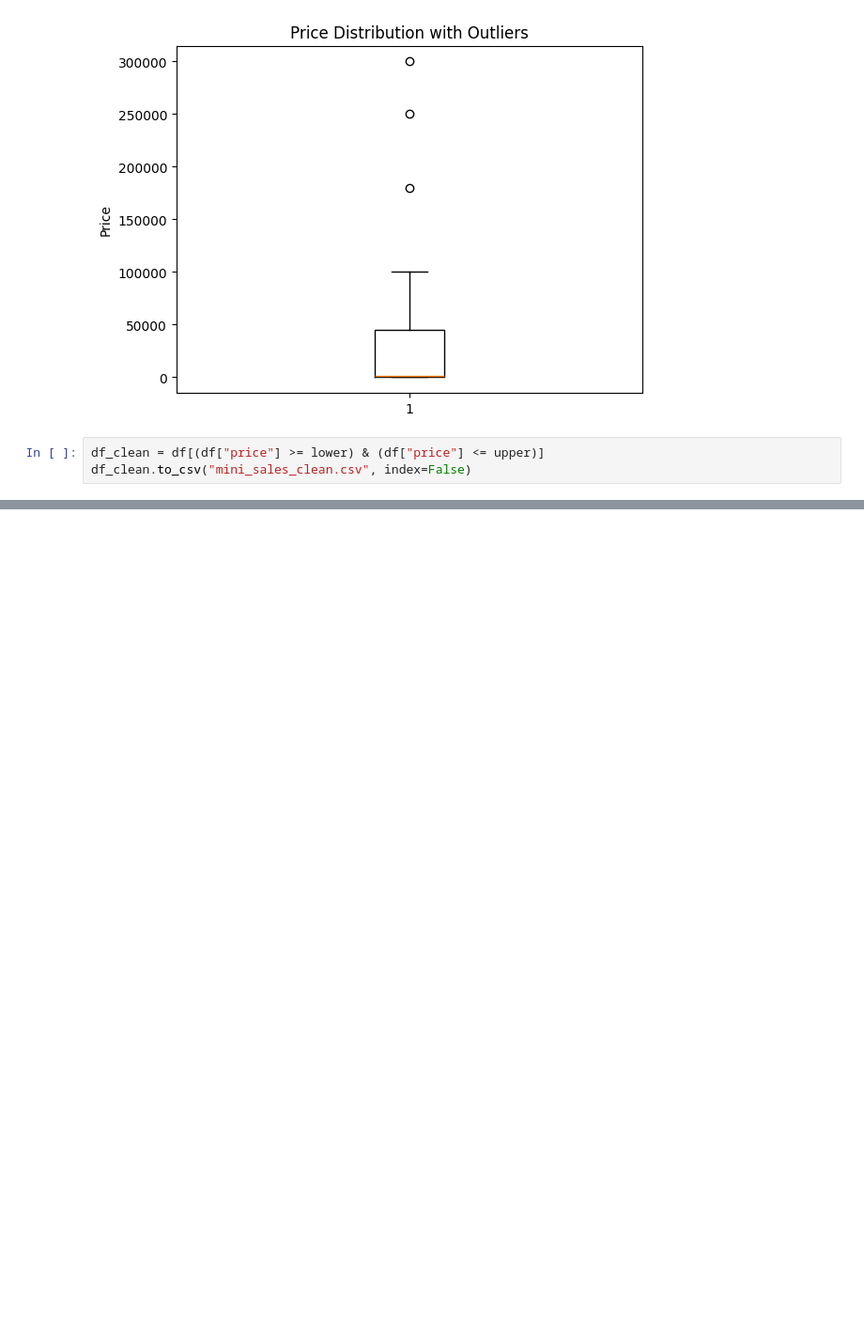
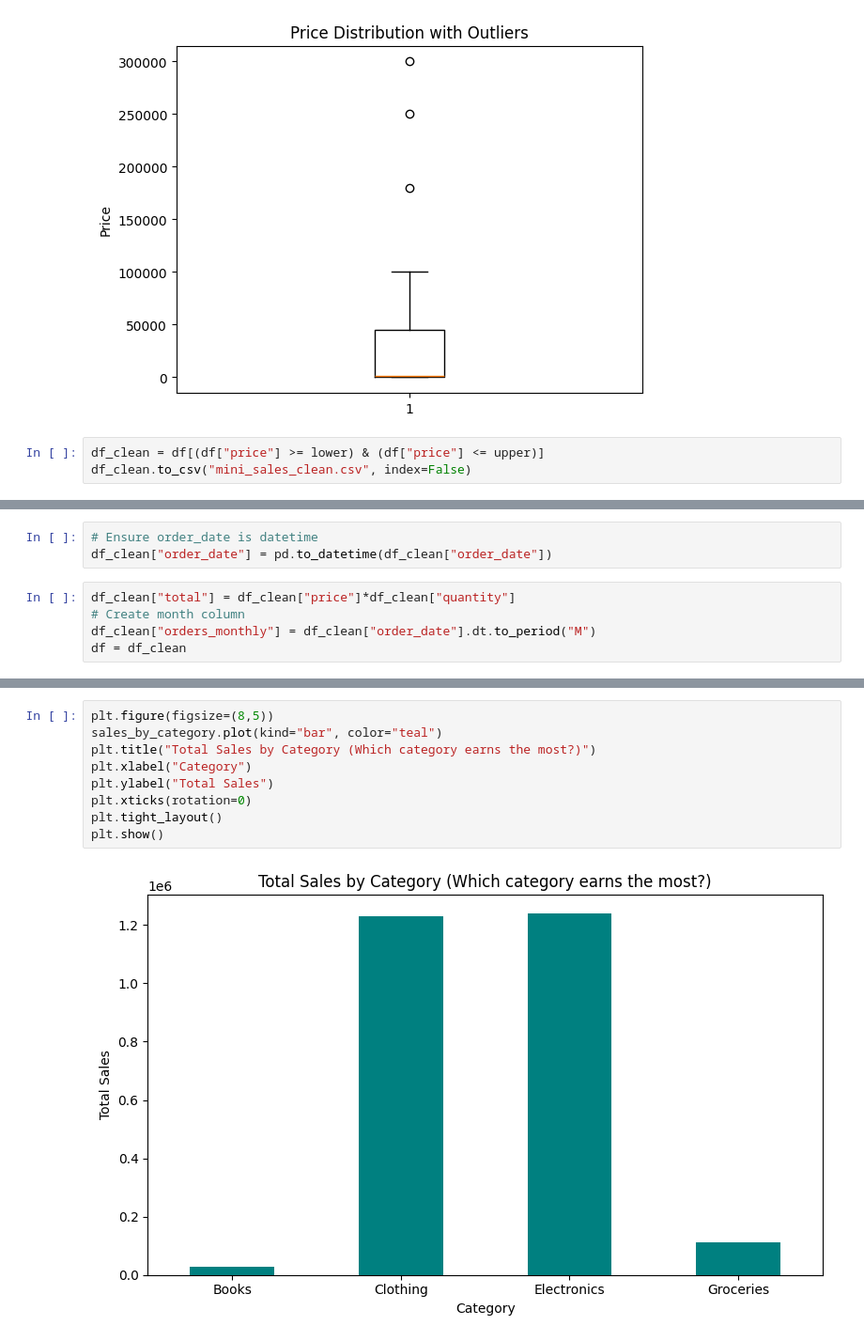
Before and after one commit to meermusaib20/Data_Science_Internship, a Jupyter notebook: Week_2_foundations/Data_Acquisition.ipynb, the cells around one changed output, grey strips where cells are left out. Shown at 94% size. Cells and saved outputs as stored; diff of their text form; blank space fills up the shorter version.

```diff
--- a/Week_2_foundations/Data_Acquisition.ipynb
+++ b/Week_2_foundations/Data_Acquisition.ipynb
@@ -130,3 +165,11 @@ df_clean.describe()
+# %%
+# Ensure order_date is datetime
+df_clean["order_date"] = pd.to_datetime(df_clean["order_date"])
+# %%
+df_clean["total"] = df_clean["price"]*df_clean["quantity"]
+# Create month column
+df_clean["orders_monthly"] = df_clean["order_date"].dt.to_period("M")
+df = df_clean
 # %%
 # 1) Sales by Category
 sales_by_category = df_clean.groupby("category")["total"].sum()
@@ -145,0 +207,11 @@ print(top_customers)
+# %%
+plt.figure(figsize=(8,5))
+sales_by_category.plot(kind="bar", color="teal")
+plt.title("Total Sales by Category (Which category earns the most?)")
+plt.xlabel("Category")
+plt.ylabel("Total Sales")
+plt.xticks(rotation=0)
+plt.tight_layout()
+plt.show()
+# %% [output]
+[figure, added]
```
Also changed, not shown: parts of 10 cells of this notebook.
